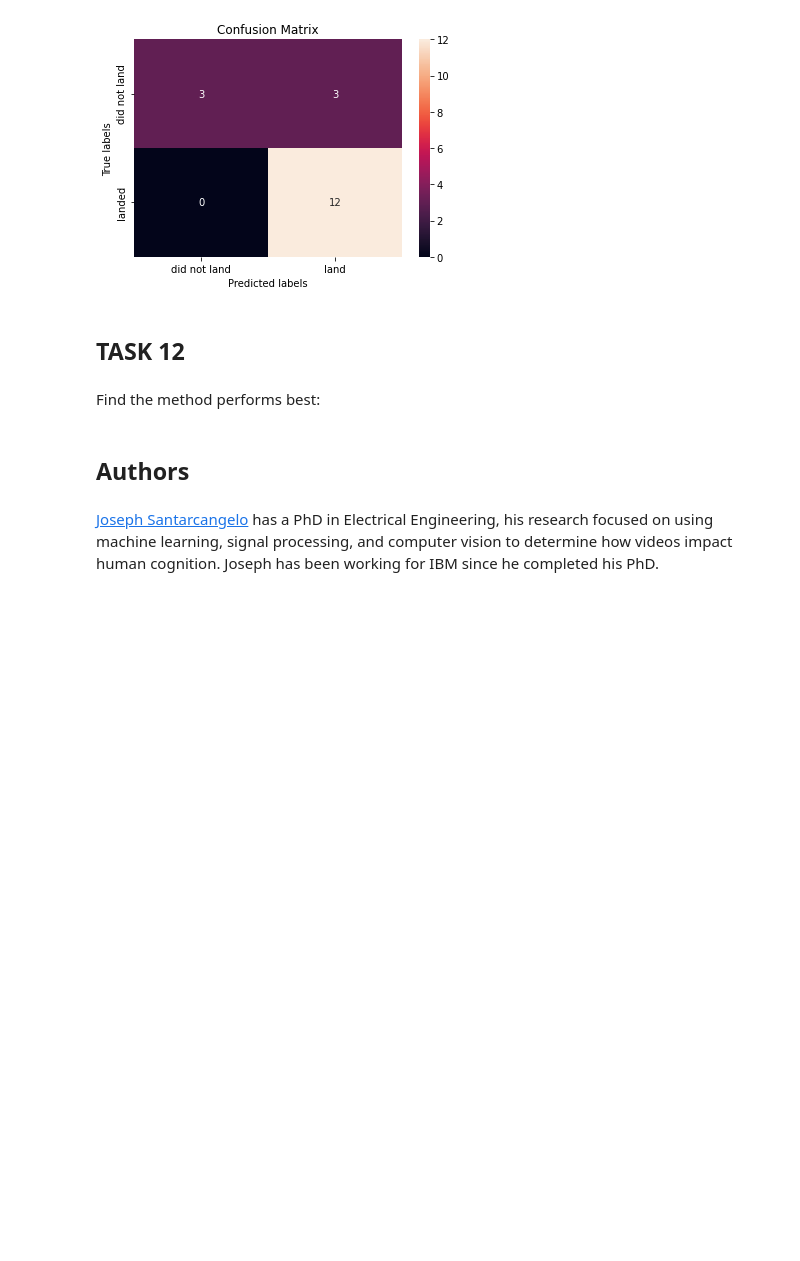
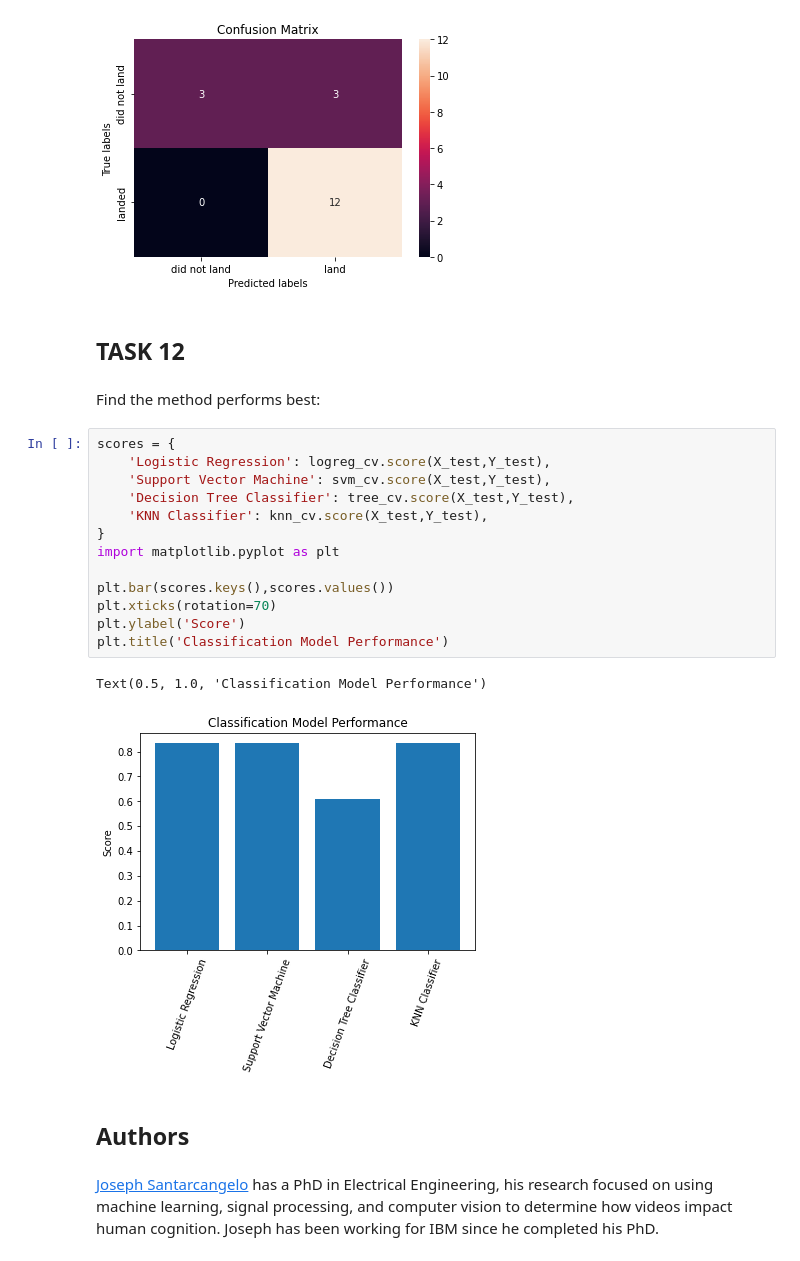
Before and after one commit to srikrishnaa97/jupyter-notebooks, a Jupyter notebook: Capstone Project Files/Machine Learning - Classification.ipynb, the cells around one changed output. Drawn from its saved outputs; the diff is of its cells as text; blank space fills up the shorter version.

```diff
--- a/Capstone Project Files/Machine Learning - Classification.ipynb
+++ b/Capstone Project Files/Machine Learning - Classification.ipynb
@@ -323,6 +323,22 @@ plot_confusion_matrix(Y_test,yhat)
 ## TASK  12
 # %% [markdown]
 Find the method performs best:
+# %%
+scores = {
+    'Logistic Regression': logreg_cv.score(X_test,Y_test),
+    'Support Vector Machine': svm_cv.score(X_test,Y_test),
+    'Decision Tree Classifier': tree_cv.score(X_test,Y_test),
+    'KNN Classifier': knn_cv.score(X_test,Y_test),
+}
+import matplotlib.pyplot as plt
+
+plt.bar(scores.keys(),scores.values())
+plt.xticks(rotation=70)
+plt.ylabel('Score')
+plt.title('Classification Model Performance')
+# %% [output]
+Text(0.5, 1.0, 'Classification Model Performance')
+[figure, added]
 # %% [markdown]
 ## Authors
 # %% [markdown]
```
Also changed, not shown: parts of 3 cells of this notebook.
